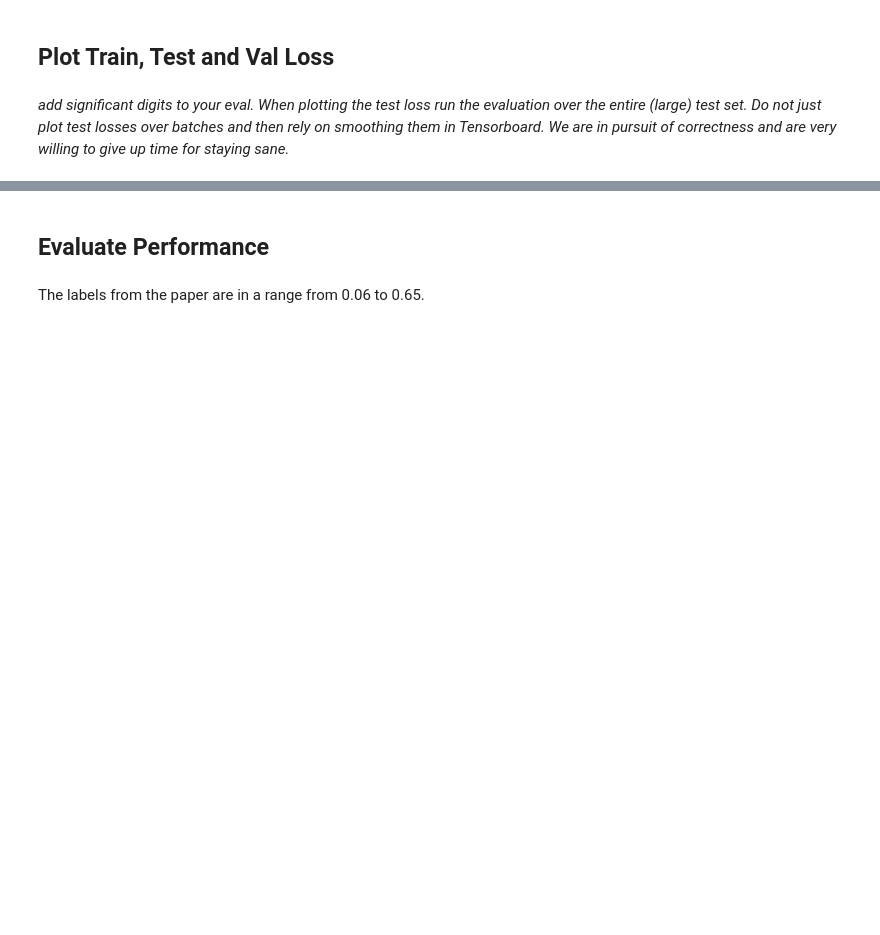
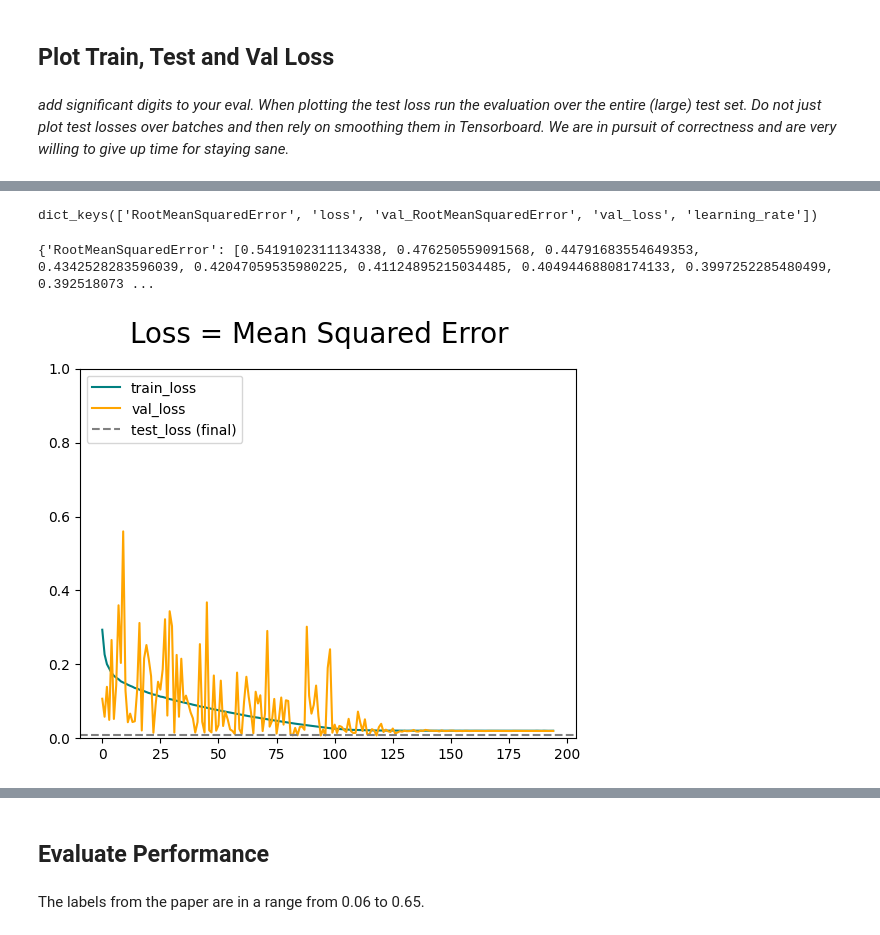
Before and after one commit to JannesGitHub/SDAS-Prediction-CV, a Jupyter notebook: notebooks_CNN/ResNet_SDAS_Prediction_Pipeline.ipynb, the cells around one changed output, grey strips where cells are left out. Cells and saved outputs as stored; diff of their text form; code cells hidden in the pictures; blank space fills up the shorter version.

```diff
--- a/notebooks_CNN/ResNet_SDAS_Prediction_Pipeline.ipynb
+++ b/notebooks_CNN/ResNet_SDAS_Prediction_Pipeline.ipynb
@@ -128,7 +133,7 @@ Downloading data from https://storage.googleapis.com/tensorflow/keras-applicatio
 # Modell definieren
 model = Model(inputs=input_layer, outputs=output)
 # %%
-learning_rate = 0.000005
+learning_rate = 0.000001
 optimizer = tf.keras.optimizers.Adam(learning_rate=learning_rate)
 
 # Modell kompilieren
@@ -502,17 +509,23 @@ test_loss = model.evaluate(X_test, Y_test, batch_size = 1, verbose=1)
 # %%
 print(hist.history.keys())
+# %% [output]
+dict_keys(['RootMeanSquaredError', 'loss', 'val_RootMeanSquaredError', 'val_loss', 'learning_rate'])
 # %%
 print(hist.history)
+# %% [output]
+{'RootMeanSquaredError': [0.5419102311134338, 0.476250559091568, 0.44791683554649353, 0.4342528283596039, 0.42047059535980225, 0.41124895215034485, 0.40494468808174133, 0.3997252285480499, 0.392518073 ...
 # %%
 # Mean Squared Errors (Loss)
 fig = plt.figure()
-plt.plot(hist.history['loss'], color='teal', label='train_loss', marker='.')
-plt.plot(hist.history['val_loss'], color='orange', label='val_loss', marker='.')
+plt.plot(hist.history['loss'], color='teal', label='train_loss') # , marker='.' for akk exact points of graph
+plt.plot(hist.history['val_loss'], color='orange', label='val_loss') # , marker='.' for akk exact points of graph
 plt.axhline(y=test_loss[0], color='gray', linestyle='--', label='test_loss (final)')
-plt.ylim(0, 0.1) # try commenting this...
+plt.ylim(0, 1) # try commenting this...
 fig.suptitle('Loss = Mean Squared Error', fontsize=20)
 plt.legend(loc="upper left")
 plt.show()
+# %% [output]
+[figure, added]
 # %%
 # # Root Mean Squared Errors (Metric)
 fig = plt.figure()
```
Also changed, not shown: parts of 15 cells of this notebook, 2 other files.
